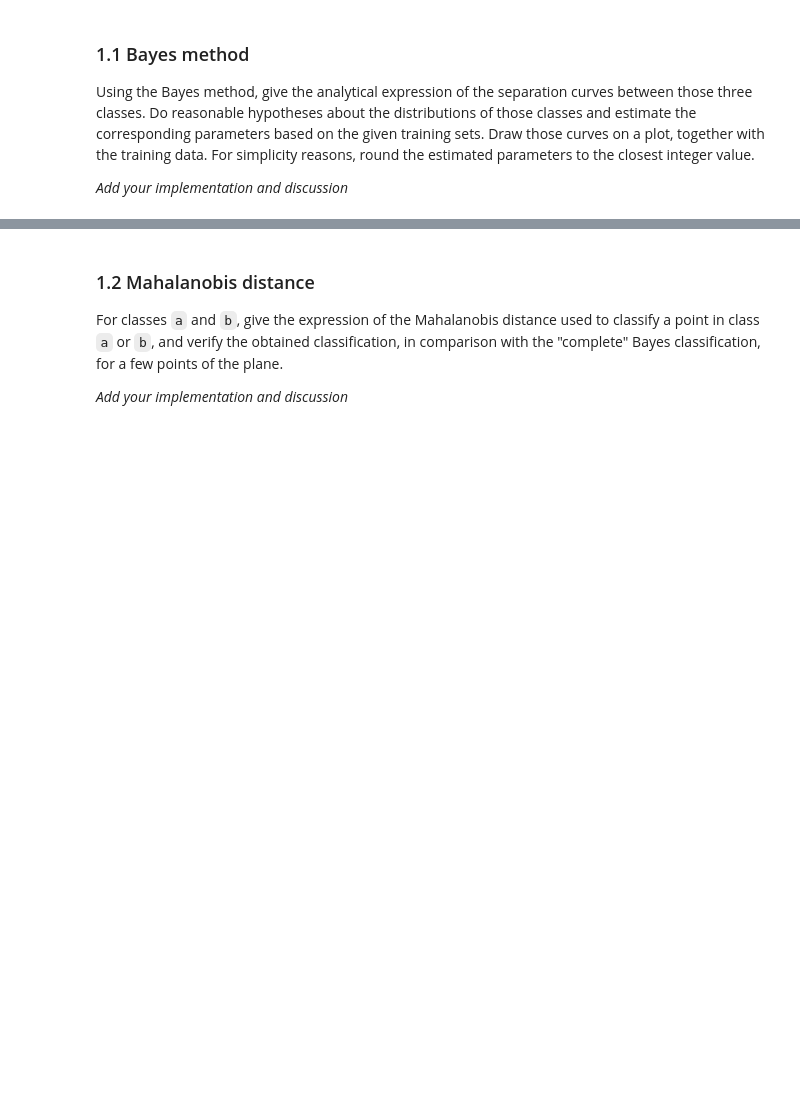
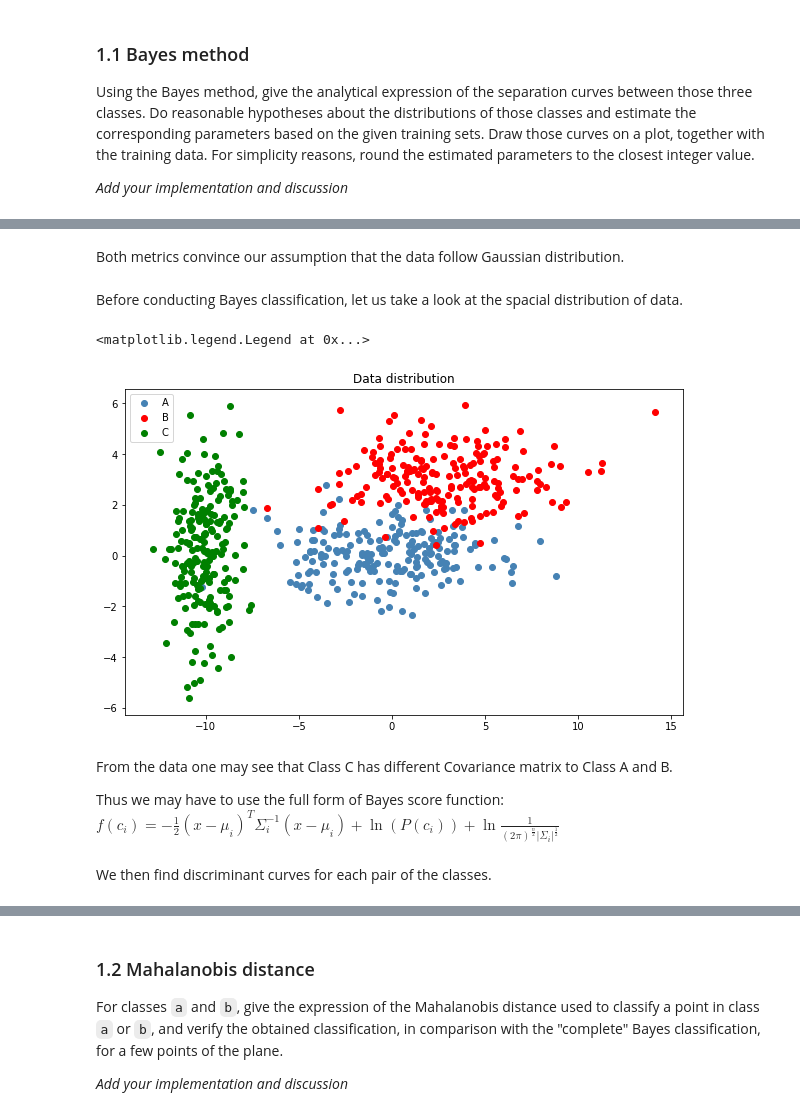
Before and after one commit to lchenbb/Image-Analysis-and-Pattern-Recognition, a Jupyter notebook: labs/lab_03_classification.ipynb, the cells around one changed output, grey strips where cells are left out. Cells and saved outputs as stored; diff of their text form; code cells hidden in the pictures; blank space fills up the shorter version.

```diff
--- a/labs/lab_03_classification.ipynb
+++ b/labs/lab_03_classification.ipynb
@@ -91 +124,21 @@ array([[ 0.5, -0.5],
+# %% [markdown]
+Both metrics convince our assumption that the data follow Gaussian distribution.
+# %% [markdown]
+Before conducting Bayes classification, let us take a look at the spacial distribution of data.
+# %%
+fig = plt.figure(figsize = (10, 6))
+ax = fig.add_subplot(111)
+ax.scatter(a[:, 0], a[:, 1], c = 'steelblue', label = 'A')
+ax.scatter(b[:, 0], b[:, 1], c = 'red', label = 'B')
+ax.scatter(c[:, 0], c[:, 1], c = 'green', label = 'C')
+ax.set_title('Data distribution')
+ax.legend()
+# %% [output]
+<matplotlib.legend.Legend at 0x...>
+[figure, added]
+# %% [markdown]
+From the data one may see that Class C has different Covariance matrix to Class A and B.
+
+Thus we may have to use the full form of Bayes score function:
+$f(c_{i}) = -\frac{1}{2}(x - \mu_{i})^T\Sigma^{-1}_{i}(x - \mu_{i}) + \ln(P(c_{i})) + \ln\frac{1}{(2\pi)^{\frac{n}{2}}|\Sigma_{i}|^\frac{1}{2}}$
 # %%
@@ -146 +193,3 @@ def find_discriminant_line(c0_coef_1, c0_coef_0, c1_coef_1, c1_coef_0):
+# %% [markdown]
+We then find discriminant curves for each pair of the classes.
 # %%
```
Also changed, not shown: parts of 33 cells of this notebook.
